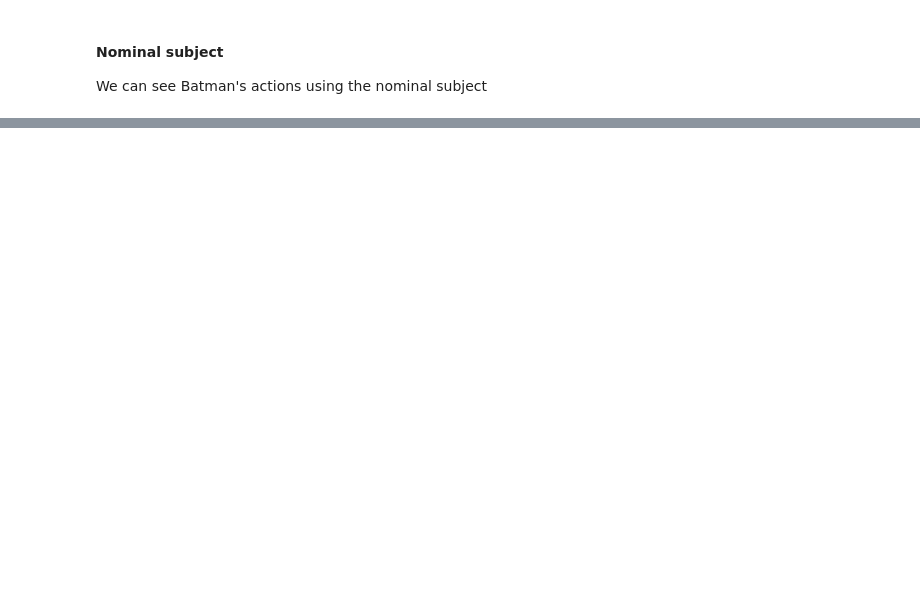
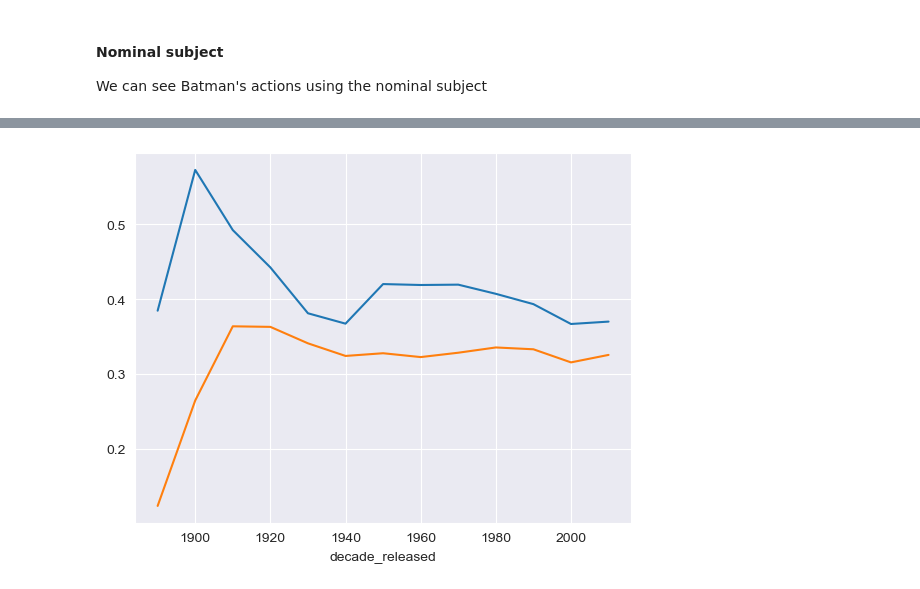
Before and after one commit to epfl-ada/ada-2022-project-teamrefuge2000, a Jupyter notebook: src/milestone_3.ipynb, the cells around one changed output, grey strips where cells are left out. Cells and saved outputs as stored; diff of their text form; code cells hidden in the pictures; blank space fills up the shorter version.

```diff
--- a/src/milestone_3.ipynb
+++ b/src/milestone_3.ipynb
@@ -409,0 +515,6 @@ Nominal subject : {'intervenes', 'works', 'attempts', 'tells', 'replies', 'foils
+# %%
+for desc in nlp_descriptions:
+    movie_nlp[desc] = movie_nlp[desc].apply(np.unique)
+# %%
+movie_metadata_nlp = movie_metadata[['wikipedia_movie_id', 'movie_release_year']].dropna()\
+    .merge(movie_nlp, left_on='wikipedia_movie_id', right_on='movie_id')
@@ -409,0 +523,9 @@ Nominal subject : {'intervenes', 'works', 'attempts', 'tells', 'replies', 'foils
+# %%
+movie_metadata_nlp['decade_released'] = movie_metadata_nlp['movie_release_year'].apply(lambda year : math.floor(year/10) * 10)
+# %%
+b = pd.DataFrame(movie_metadata_nlp[['decade_released'] + nlp_number_descriptions].groupby('decade_released').agg(np.sum))
+# %%
+(b['number of actions on women'] / b['number of actions by women']).plot()
+(b['number of actions on men']   / b['number of actions by men'])  .plot();
+# %% [output]
+[figure, added]
```
Also changed, not shown: parts of 45 cells of this notebook, 3 other files.
